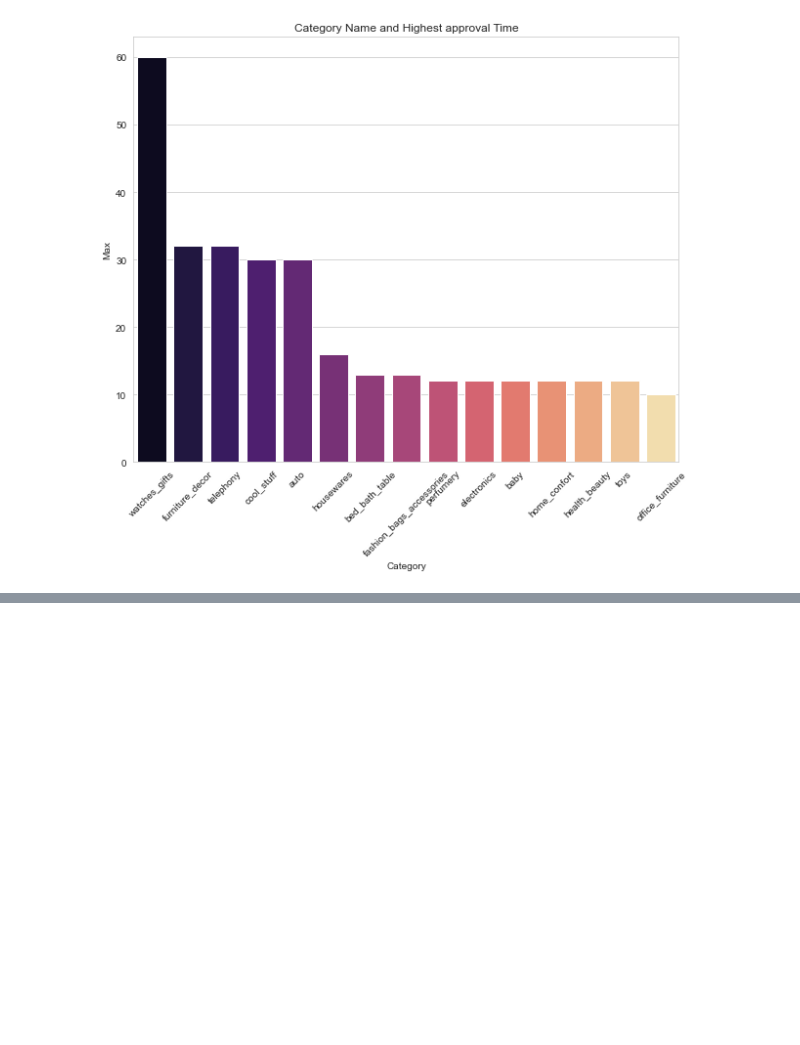
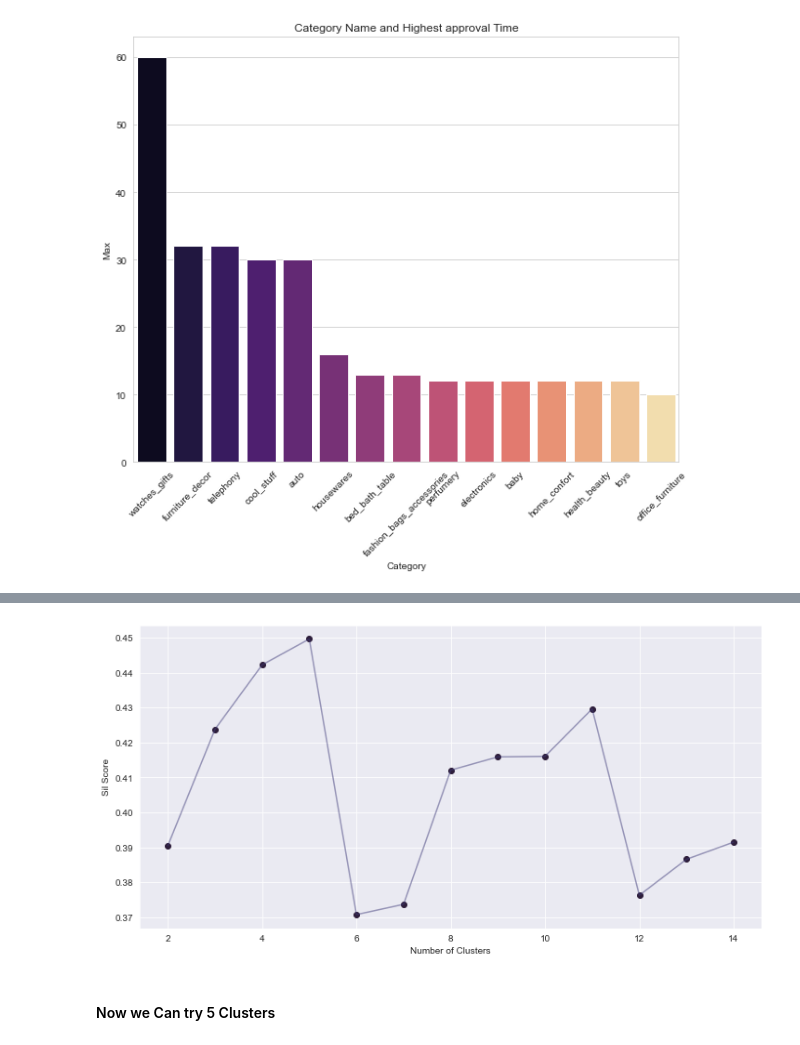
Before and after one commit to HossamahmedA/ZA-e-ecommerce, a Jupyter notebook: Full Analysis Notebook.ipynb, the cells around one changed output, grey strips where cells are left out. Drawn from its saved outputs; the diff is of its cells as text; code cells hidden in the pictures; blank space fills up the shorter version.

```diff
--- a/Full Analysis Notebook.ipynb
+++ b/Full Analysis Notebook.ipynb
@@ -762,0 +1009,10 @@ plt.xticks(rotation=45)
+# %%
+plt.figure(1 , figsize = (12,6))
+plt.plot(np.arange(2,15) , scores , 'o')
+plt.xlabel('Number of Clusters') , plt.ylabel('Sil Score')
+plt.plot(np.arange(2, 15) , scores, alpha = 0.5)
+plt.show()
+# %% [output]
+[figure, added]
+# %% [markdown]
+#### Now we Can try 5 Clusters
```
Also changed, not shown: parts of 40 cells of this notebook, 1 other file.
